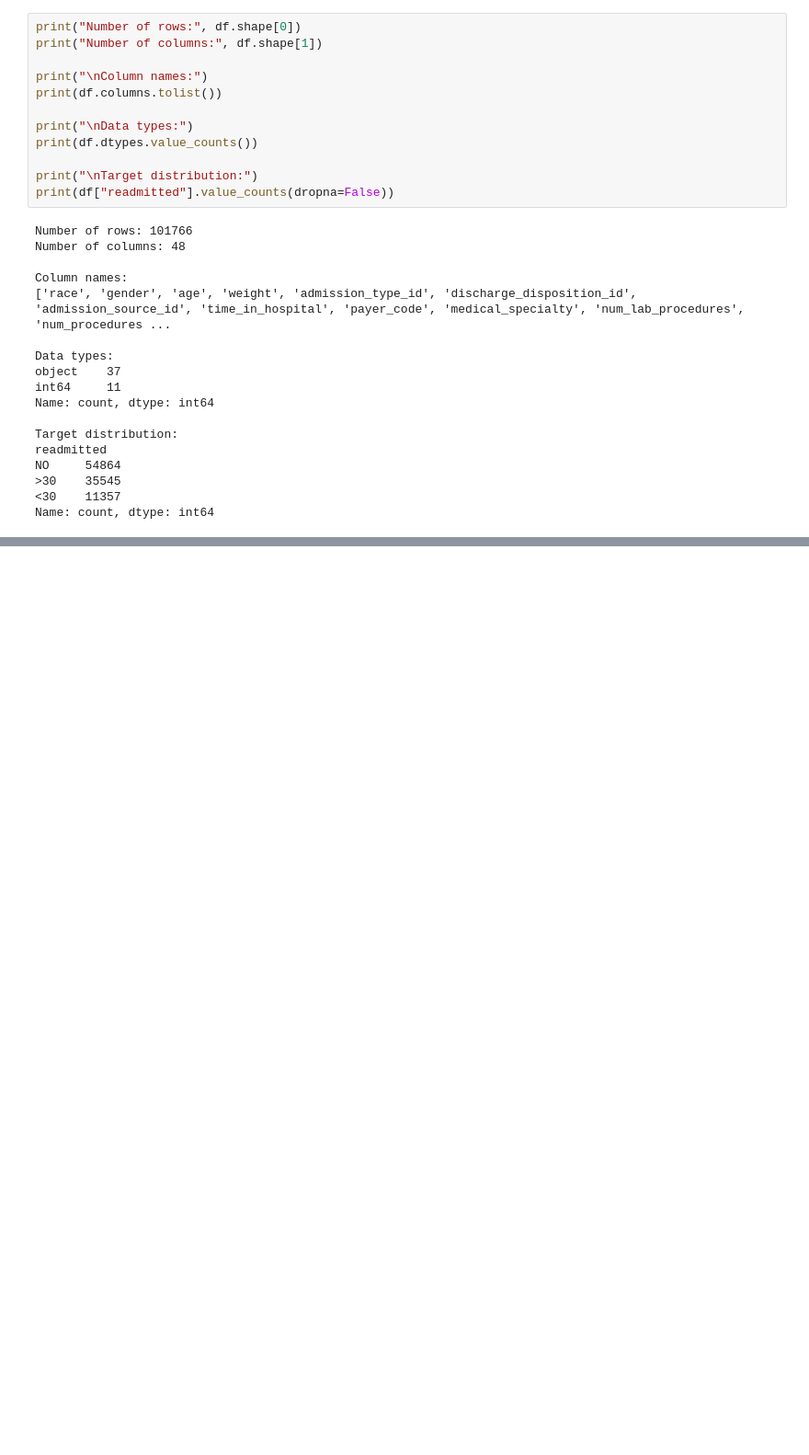
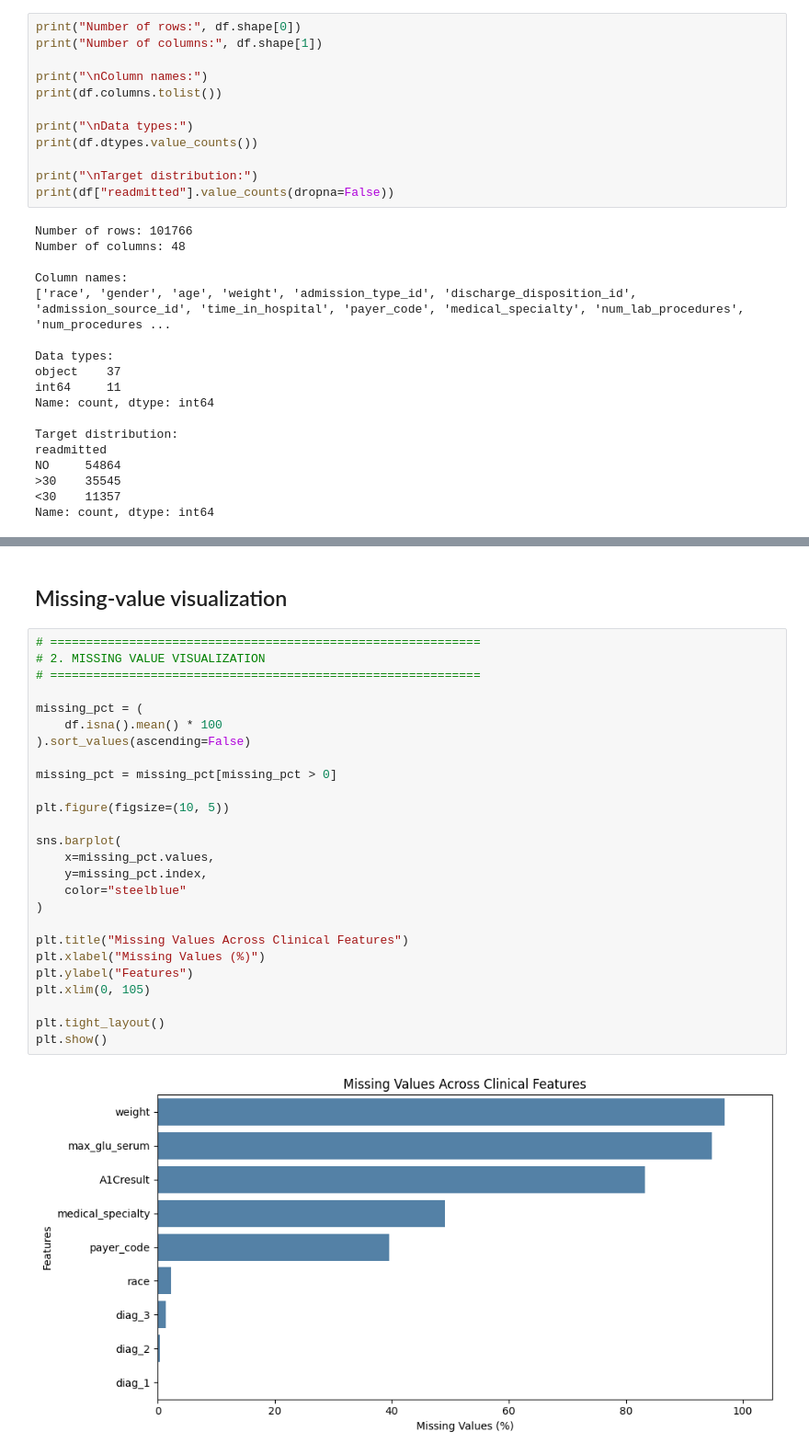
Before and after one commit to ayanasanthoshkhan/synthetic-clinical-data-generation, a Jupyter notebook: notebooks/01_dataset_eda.ipynb, the cells around one changed output, grey strips where cells are left out. Shown at 92% size. Saved outputs shown, nothing was run; the diff lists cells and outputs as text; blank space fills up the shorter version.

```diff
--- a/notebooks/01_dataset_eda.ipynb
+++ b/notebooks/01_dataset_eda.ipynb
@@ -99,0 +271,30 @@ Name: count, dtype: int64
+# %% [markdown]
+## Missing-value visualization
+# %%
+# ============================================================
+# 2. MISSING VALUE VISUALIZATION
+# ============================================================
+
+missing_pct = (
+    df.isna().mean() * 100
+).sort_values(ascending=False)
+
+missing_pct = missing_pct[missing_pct > 0]
+
+plt.figure(figsize=(10, 5))
+
+sns.barplot(
+    x=missing_pct.values,
+    y=missing_pct.index,
+    color="steelblue"
+)
+
+plt.title("Missing Values Across Clinical Features")
+plt.xlabel("Missing Values (%)")
+plt.ylabel("Features")
+plt.xlim(0, 105)
+
+plt.tight_layout()
+plt.show()
+# %% [output]
+[figure, added]
```
Also changed, not shown: parts of 47 cells of this notebook.
